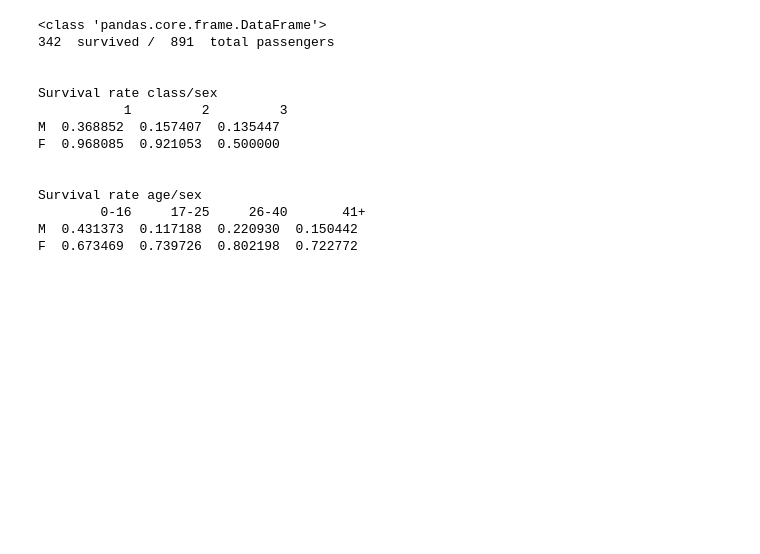
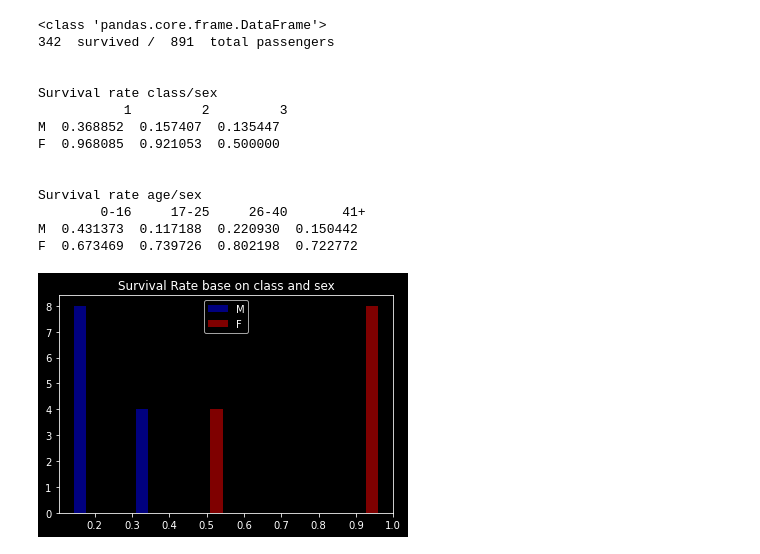
Before and after one commit to A-F-V/T3M, a Jupyter notebook: round 1/notebooks/titanic.ipynb, the cells around one changed output. Saved outputs shown, nothing was run; the diff lists cells and outputs as text; code cells hidden in the pictures; blank space fills up the shorter version.

```diff
--- a/round 1/notebooks/titanic.ipynb
+++ b/round 1/notebooks/titanic.ipynb
@@ -171,10 +164,10 @@ print("% of men who survived:", rate_men)
 # %%
 print(type(data_set))
 print(sum(data_set['Survived']), ' survived / ', len(data_set), ' total passengers\n\n')
-mclasscount, mclasssurv = np.array([0,0,0]), np.array([0,0,0])
-fclasscount, fclasssurv = np.array([0,0,0]), np.array([0,0,0])
-magecount, magesurv = np.array([0,0,0,0]), np.array([0,0,0,0])
-fagecount, fagesurv = np.array([0,0,0,0]), np.array([0,0,0,0])
+mclasscount, mclasssurv = np.zeros(3), np.zeros(3)
+fclasscount, fclasssurv = np.zeros(3), np.zeros(3)
+magecount, magesurv = np.zeros(4), np.zeros(4)
+fagecount, fagesurv = np.zeros(4), np.zeros(4)
 for i in range (len(data_set)):
     if data_set['Sex'][i] == 'male':
         temp_class = data_set['Pclass'][i] - 1
@@ -215,10 +208,10 @@ for i in range (len(data_set)):
 #print('\nMale survival rate by class', mclasssurv / mclasscount)
 #print('\nFemale survival rate by class', fclasssurv / fclasscount)
 
-pclass_sex_array = pd.DataFrame([mclasssurv/mclasscount, fclasssurv/fclasscount], columns = ['1','2','3'], index = ['M', 'F'])
+pclass_sex_array = pd.DataFrame([mclasssurv/mclasscount, fclasssurv/fclasscount], columns = ['1','2','3'], index = ['M', 'F']);
 print('Survival rate class/sex\n', pclass_sex_array, '\n\n')
 
-age_sex_array = pd.DataFrame([magesurv/magecount, fagesurv/fagecount], columns = ['0-16','17-25','26-40','41+'], index=['M','F'])
+age_sex_array = pd.DataFrame([magesurv/magecount, fagesurv/fagecount], columns = ['0-16','17-25','26-40','41+'], index=['M','F']);
 print('Survival rate age/sex\n', age_sex_array)
 # %% [output]
 <class 'pandas.core.frame.DataFrame'>
@@ -235,3 +228,10 @@ Survival rate age/sex
         0-16     17-25     26-40       41+
 M  0.431373  0.117188  0.220930  0.150442
 F  0.673469  0.739726  0.802198  0.722772
+# %%
+plt.hist([pclass_sex_array.loc['M'],pclass_sex_array.loc['F']],color=['b','r'], alpha=0.5,density=True,label=['M','F']) #Need better may of visuallizing
+plt.legend()
+plt.title("Survival Rate base on class and sex")
+plt.show()
+# %% [output]
+[figure, added]
```
Also changed, not shown: parts of 17 cells of this notebook, 2 other files.
